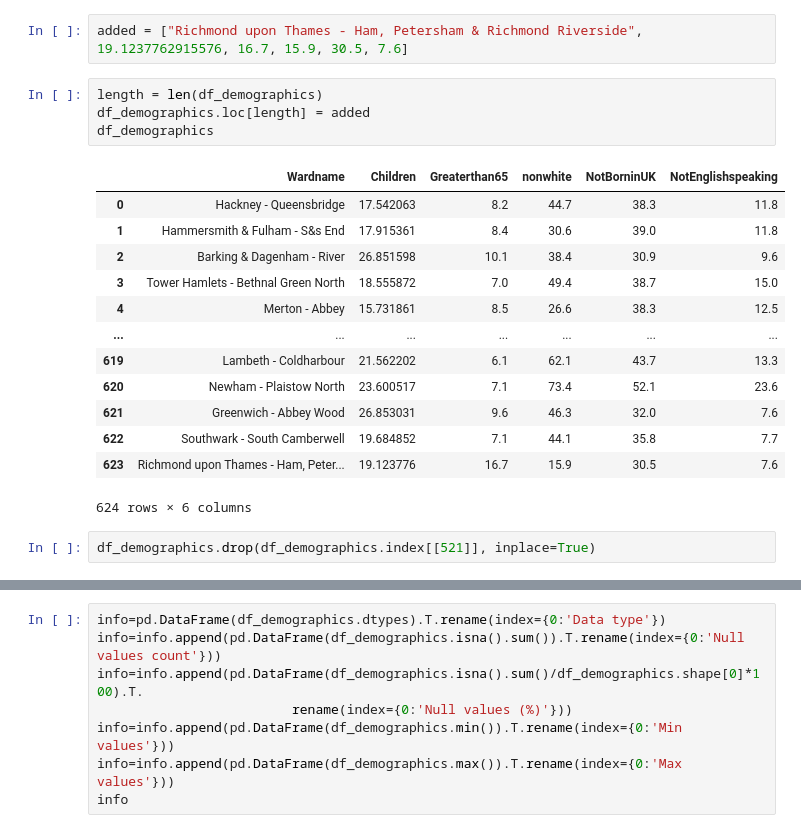
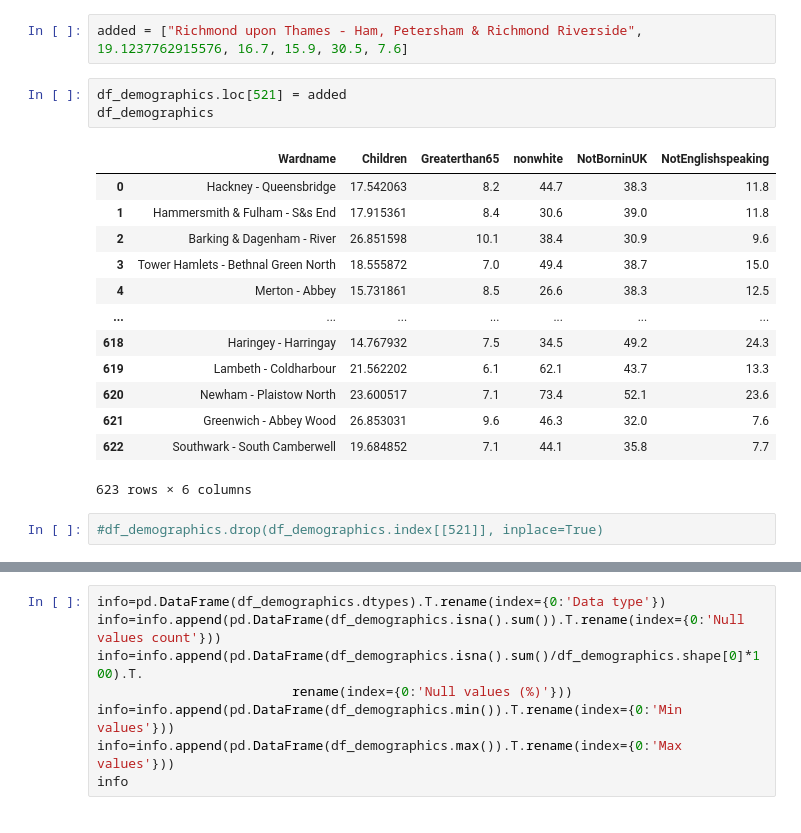
Before and after one commit to nindakhoirunnisa/W8, a Jupyter notebook: Data cleaning.ipynb, the cells around one changed output, grey strips where cells are left out. Saved outputs shown, nothing was run; the diff lists cells and outputs as text.

```diff
--- a/Data cleaning.ipynb
+++ b/Data cleaning.ipynb
@@ -27,25 +27,24 @@ df_demographics.loc[520:522]
 # %%
 added = ["Richmond upon Thames - Ham, Petersham & Richmond Riverside", 19.1237762915576, 16.7, 15.9, 30.5, 7.6]
 # %%
-length = len(df_demographics)
-df_demographics.loc[length] = added
+df_demographics.loc[521] = added
 df_demographics
 # %% [output]
 |  | Wardname | Children | Greaterthan65 | nonwhite | NotBorninUK | NotEnglishspeaking |
 | 0 | Hackney - Queensbridge | 17.542063 | 8.2 | 44.7 | 38.3 | 11.8 |
 | 1 | Hammersmith & Fulham - S&s End | 17.915361 | 8.4 | 30.6 | 39.0 | 11.8 |
 | 2 | Barking & Dagenham - River | 26.851598 | 10.1 | 38.4 | 30.9 | 9.6 |
 | 3 | Tower Hamlets - Bethnal Green North | 18.555872 | 7.0 | 49.4 | 38.7 | 15.0 |
 | 4 | Merton - Abbey | 15.731861 | 8.5 | 26.6 | 38.3 | 12.5 |
 | ... | ... | ... | ... | ... | ... | ... |
+| 618 | Haringey - Harringay | 14.767932 | 7.5 | 34.5 | 49.2 | 24.3 |
 | 619 | Lambeth - Coldharbour | 21.562202 | 6.1 | 62.1 | 43.7 | 13.3 |
 | 620 | Newham - Plaistow North | 23.600517 | 7.1 | 73.4 | 52.1 | 23.6 |
 | 621 | Greenwich - Abbey Wood | 26.853031 | 9.6 | 46.3 | 32.0 | 7.6 |
 | 622 | Southwark - South Camberwell | 19.684852 | 7.1 | 44.1 | 35.8 | 7.7 |
-| 623 | Richmond upon Thames - Ham, Peter... | 19.123776 | 16.7 | 15.9 | 30.5 | 7.6 |
-624 rows × 6 columns
+623 rows × 6 columns
 # %%
-df_demographics.drop(df_demographics.index[[521]], inplace=True)
+#df_demographics.drop(df_demographics.index[[521]], inplace=True)
 # %%
 df_demographics.loc[520:522]
 # %% [output]
```
Also changed, not shown: parts of 29 cells of this notebook, 1 other file.
